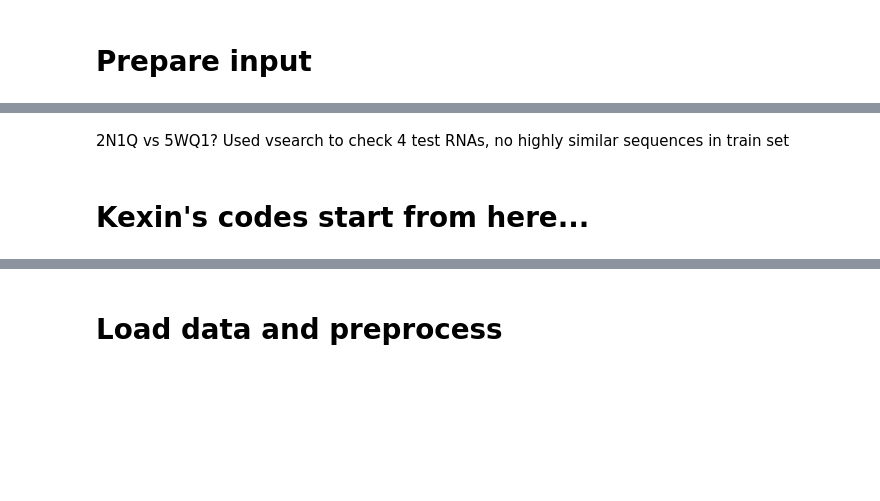
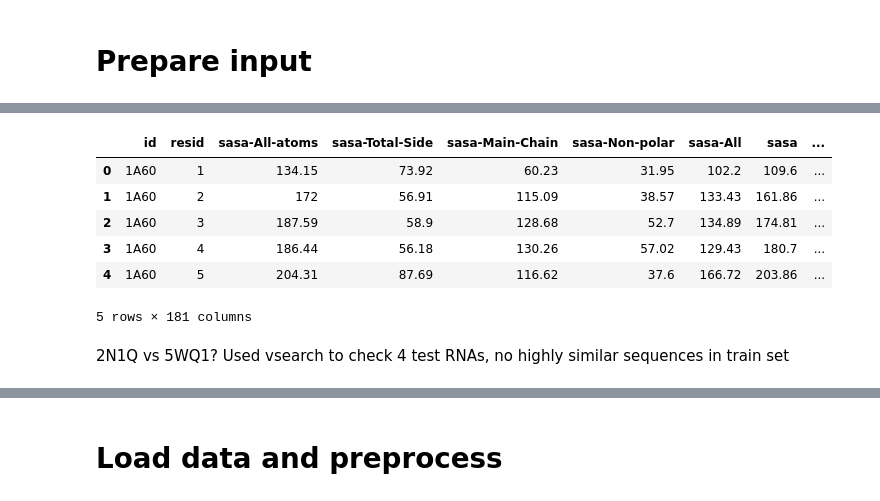
Before and after one commit to atfrank/CS-Annotate, a Jupyter notebook: Kexin's_version_Structural_Annotation_of_RNA_Using_NMR_Chemical_Shifts.ipynb, the cells around one changed output, grey strips where cells are left out. Cells and saved outputs as stored; diff of their text form; code cells hidden in the pictures; blank space fills up the shorter version.

```diff
--- a/Kexin's_version_Structural_Annotation_of_RNA_Using_NMR_Chemical_Shifts.ipynb
+++ b/Kexin's_version_Structural_Annotation_of_RNA_Using_NMR_Chemical_Shifts.ipynb
@@ -194,11 +275,7 @@ def get_data(neighbors, training = True, partial = None):
   #print(cs.head())
 
   # load MC-Annotate
-  #url="https://drive.google.com/uc?id=1XV6zNRi6rnLNXpxRb6E9RGZ5ZPUnlI7O&authuser=kexin@umich.edu&usp=drive_fs" # comments: fixed some numbering issues, but url did not work
-  mc_annotate = pd.read_csv(DIR_PATH+"cs_structure.info", delim_whitespace=True, header=0)
-  #url="https://drive.google.com/uc?id=1AY2tuleA7Q2yy5ID_YygIKPo2kR3EEH4&authuser=afrankz@umich.edu&usp=drive_fs" # cs_structure.info, columns = id resname resid sasa pucker syn_anti astack nastack pair
-  #s=requests.get(url).content
-  #mc_anontate=pd.read_csv(io.StringIO(s.decode('utf-8')), sep = " ")
+  mc_annotate = pd.read_csv(DIR_PATH+"cs_structure_corrected.info", delim_whitespace=True, header=0)
   #print("[INFO]: MC-Annotate loaded data")
 
   # merge sasa and cs
@@ -227,5 +304,5 @@ def get_data(neighbors, training = True, partial = None):
 ## Prepare data
 ################################################################
 neighbors = 3
-train = get_data(neighbors, training = True, partial="C") # partial = "C" or "H" or None
-test = get_data(neighbors, training = False, partial="C")
+train = get_data(neighbors, training = True, partial=None) # partial = "C" or "H" or None
+test = get_data(neighbors, training = False, partial=None)
@@ -247,3 +327,26 @@ for rna in train.id.unique().tolist():
+# %%
+rnas_old = ['1A60', '1HWQ', '1JO7', '1KKA', '1L1W', '1LC6', '1LDZ', '1MFY',
+       '1NA2', '1NC0', '1OW9', '1PJY', '1Q75', '1R7W', '1R7Z', '1SCL',
+       '1SY4', '1SYZ', '1UUU', '1XHP', '1YMO', '1YSV', '1Z2J', '1Z30',
+       '1ZC5', '28SP', '28SR', '2F87', '2FDT', '2GVO', '2JWV', '2JYM',
+       '2K66', '2KEZ', '2KF0', '2KOC', '2KXM', '2KZL', '2L3E', '2L5Z',
+       '2L8H', '2LAC', '2LBJ', '2LBK', '2LBL', '2LDL', '2LDT', '2LHP',
+       '2LI4', '2LK3', '2LP9', '2LPA', '2LPS', '2LQZ', '2LUB', '2LUN',
+       '2LV0', '2M12', '2M21', '2M22', '2M4W', '2M5U', '2M8K', '2MEQ',
+       '2MHI', '2MIS', '2MNC', '2MTJ', '2MXL', '2N2O', '2N2P', '2N3Q',
+       '2N3R', '2N4L', '2N6S', '2N6T', '2N6W', '2N6X', '2NCI', '2O33',
+       '2QH2', '2QH3', '2QH4', '2RVO', '2Y95', '4A4S', '4A4T', '4A4U',
+       '5A17', '5A18', '5IEM', '5KQE', '5UF3', '5UZT', '5V16', '5WQ1']
+set(train['id'].unique())-set(rnas_old)
+train.head()
+# %% [output]
+|  | id | resid | sasa-All-atoms | sasa-Total-Side | sasa-Main-Chain | sasa-Non-polar | sasa-All | sasa | ... |
+| 0 | 1A60 | 1 | 134.15 | 73.92 | 60.23 | 31.95 | 102.2 | 109.6 | ... |
+| 1 | 1A60 | 2 | 172 | 56.91 | 115.09 | 38.57 | 133.43 | 161.86 | ... |
+| 2 | 1A60 | 3 | 187.59 | 58.9 | 128.68 | 52.7 | 134.89 | 174.81 | ... |
+| 3 | 1A60 | 4 | 186.44 | 56.18 | 130.26 | 57.02 | 129.43 | 180.7 | ... |
+| 4 | 1A60 | 5 | 204.31 | 87.69 | 116.62 | 37.6 | 166.72 | 203.86 | ... |
+5 rows × 181 columns
 # %% [markdown]
 2N1Q vs 5WQ1?</br>
 Used vsearch to check 4 test RNAs, no highly similar sequences in train set
@@ -366,5 +469,3 @@ train_dist = trainy.apply(lambda x: x.value_counts(), axis=0)
 test_dist = testy.apply(lambda x: x.value_counts(), axis=0)
 train_dist.to_csv(DIR_PATH+"train_targets_dist.csv", header=True, index=True, sep = " ")
 test_dist.to_csv(DIR_PATH+"test_targets_dist.csv", header=True, index=True, sep = " ")
-# %% [markdown]
-# **Kexin's codes start from here...**
```
Also changed, not shown: parts of 27 cells of this notebook.
